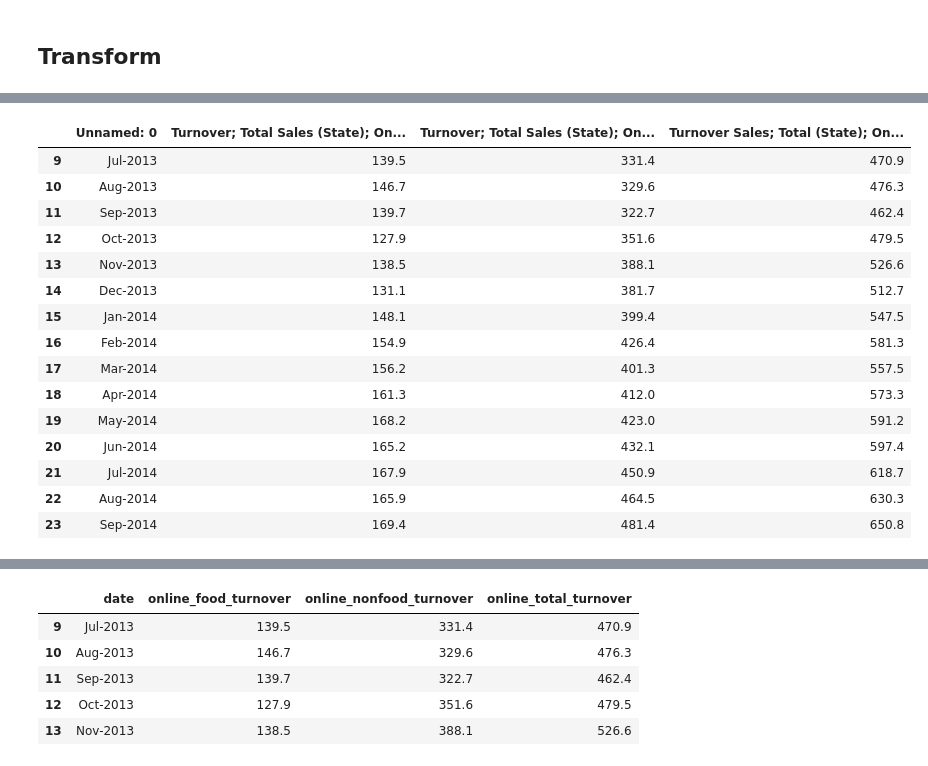
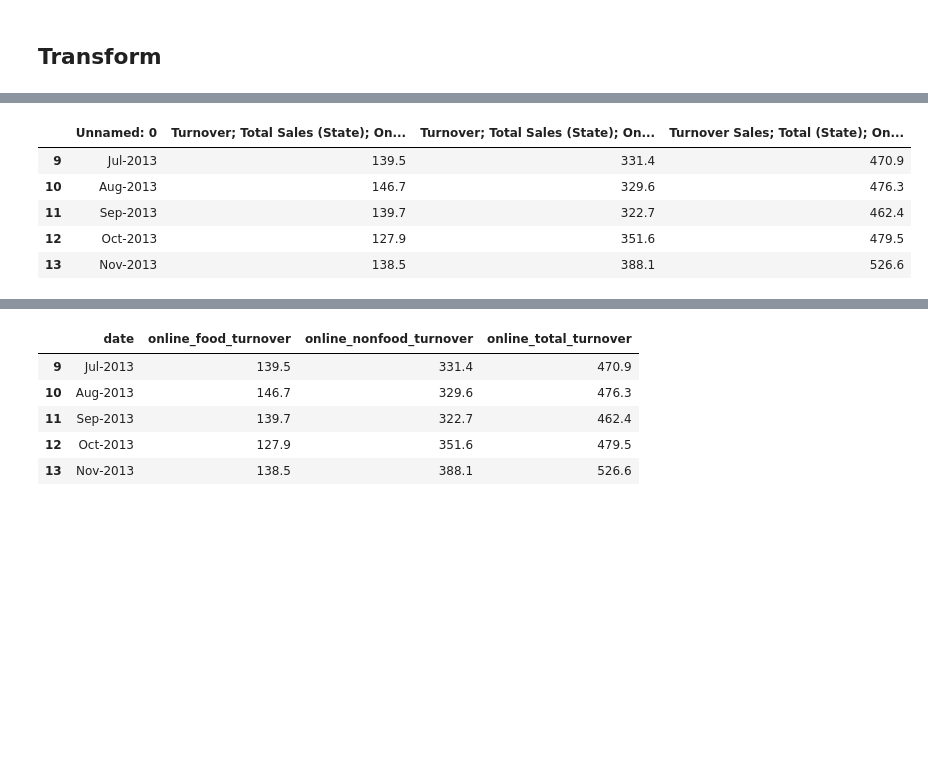
Before and after one commit to Damini-Patel/ecommerce-growth-projection-australia, a Jupyter notebook: ETL/ExtractTransform.ipynb, the cells around one changed output, grey strips where cells are left out. Cells and saved outputs as stored; diff of their text form; code cells hidden in the pictures; blank space fills up the shorter version.

```diff
--- a/ETL/ExtractTransform.ipynb
+++ b/ETL/ExtractTransform.ipynb
@@ -101,24 +61,14 @@ retail_df.head(15)
 # %%
 # Remove unnecessary rows from online data
 online_df = online_df.iloc[9:]
-online_df.head(15)
+online_df.head()
 # %% [output]
 |  | Unnamed: 0 | Turnover; Total Sales (State); On... | Turnover; Total Sales (State); On... | Turnover Sales; Total (State); On... |
 | 9 | Jul-2013 | 139.5 | 331.4 | 470.9 |
 | 10 | Aug-2013 | 146.7 | 329.6 | 476.3 |
 | 11 | Sep-2013 | 139.7 | 322.7 | 462.4 |
 | 12 | Oct-2013 | 127.9 | 351.6 | 479.5 |
 | 13 | Nov-2013 | 138.5 | 388.1 | 526.6 |
-| 14 | Dec-2013 | 131.1 | 381.7 | 512.7 |
-| 15 | Jan-2014 | 148.1 | 399.4 | 547.5 |
-| 16 | Feb-2014 | 154.9 | 426.4 | 581.3 |
-| 17 | Mar-2014 | 156.2 | 401.3 | 557.5 |
-| 18 | Apr-2014 | 161.3 | 412.0 | 573.3 |
-| 19 | May-2014 | 168.2 | 423.0 | 591.2 |
-| 20 | Jun-2014 | 165.2 | 432.1 | 597.4 |
-| 21 | Jul-2014 | 167.9 | 450.9 | 618.7 |
-| 22 | Aug-2014 | 165.9 | 464.5 | 630.3 |
-| 23 | Sep-2014 | 169.4 | 481.4 | 650.8 |
 # %%
 # Remove unnecessary rows from retail data
 retail_df = retail_df.iloc[9:]
```
Also changed, not shown: parts of 11 cells of this notebook, 4 other files.
